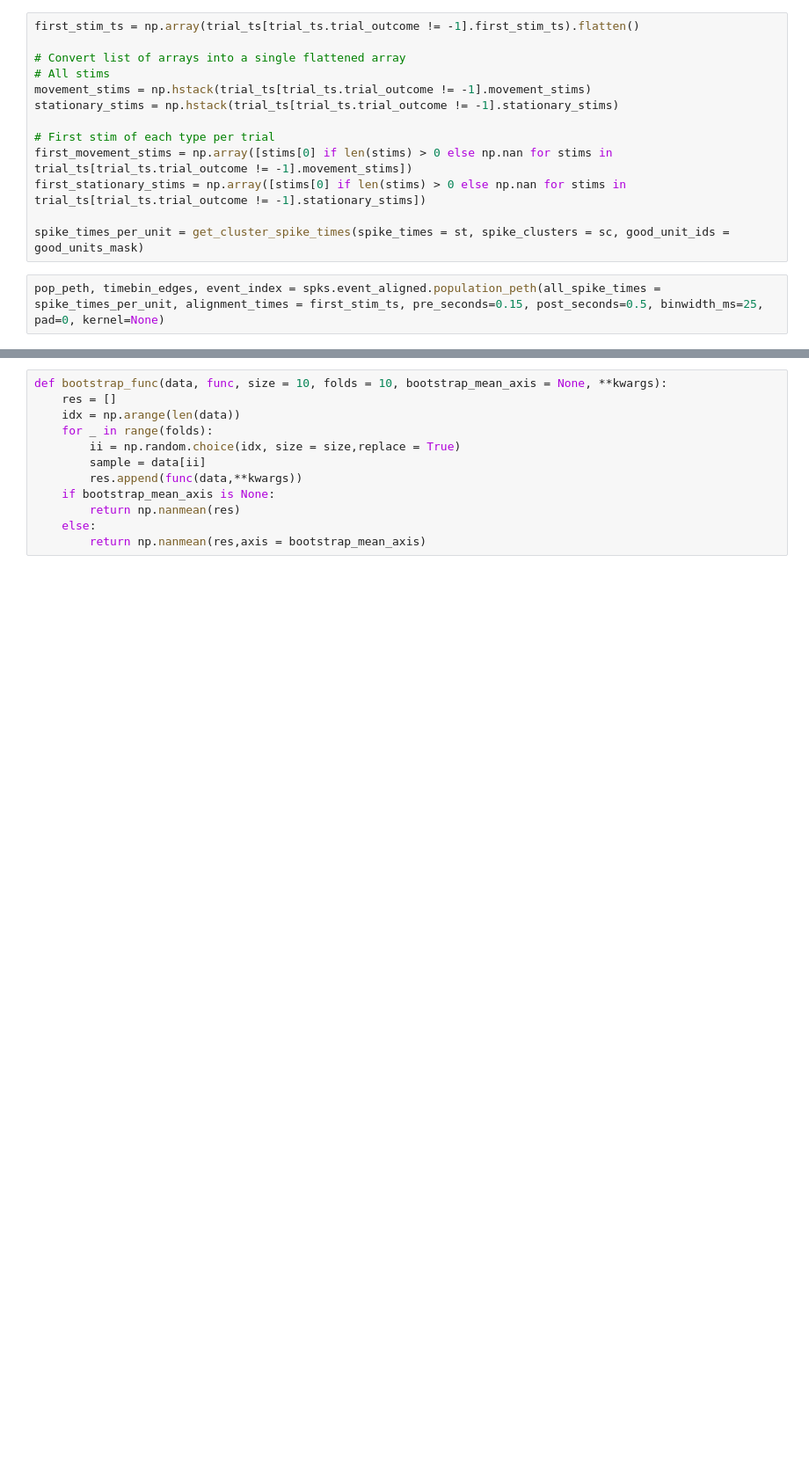
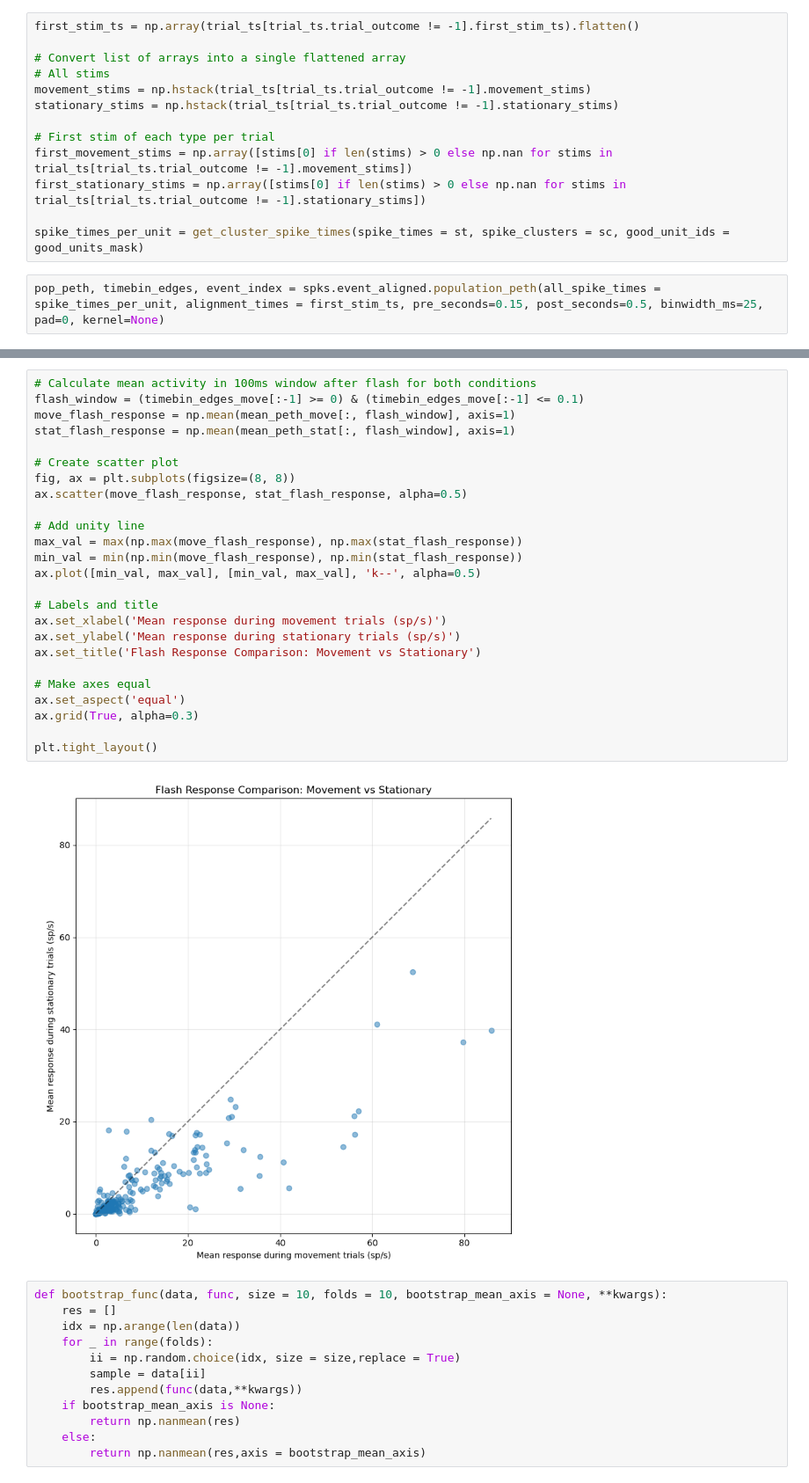
Before and after one commit to rojasgabriel/ephys, a Jupyter notebook: ephys_analysis_prototyping.ipynb, the cells around one changed output, grey strips where cells are left out. Shown at 88% size. Drawn from its saved outputs; the diff is of its cells as text; blank space fills up the shorter version.

```diff
--- a/ephys_analysis_prototyping.ipynb
+++ b/ephys_analysis_prototyping.ipynb
@@ -263,3 +325,30 @@ plt.tight_layout()
+# %%
+# Calculate mean activity in 100ms window after flash for both conditions
+flash_window = (timebin_edges_move[:-1] >= 0) & (timebin_edges_move[:-1] <= 0.1)
+move_flash_response = np.mean(mean_peth_move[:, flash_window], axis=1)
+stat_flash_response = np.mean(mean_peth_stat[:, flash_window], axis=1)
+
+# Create scatter plot
+fig, ax = plt.subplots(figsize=(8, 8))
+ax.scatter(move_flash_response, stat_flash_response, alpha=0.5)
+
+# Add unity line
+max_val = max(np.max(move_flash_response), np.max(stat_flash_response))
+min_val = min(np.min(move_flash_response), np.min(stat_flash_response))
+ax.plot([min_val, max_val], [min_val, max_val], 'k--', alpha=0.5)
+
+# Labels and title
+ax.set_xlabel('Mean response during movement trials (sp/s)')
+ax.set_ylabel('Mean response during stationary trials (sp/s)')
+ax.set_title('Flash Response Comparison: Movement vs Stationary')
+
+# Make axes equal
+ax.set_aspect('equal')
+ax.grid(True, alpha=0.3)
+
+plt.tight_layout()
+# %% [output]
+[figure, added]
 # %%
 def bootstrap_func(data, func, size = 10, folds = 10, bootstrap_mean_axis = None, **kwargs):
     res = []
```
Also changed, not shown: parts of 6 cells of this notebook.
